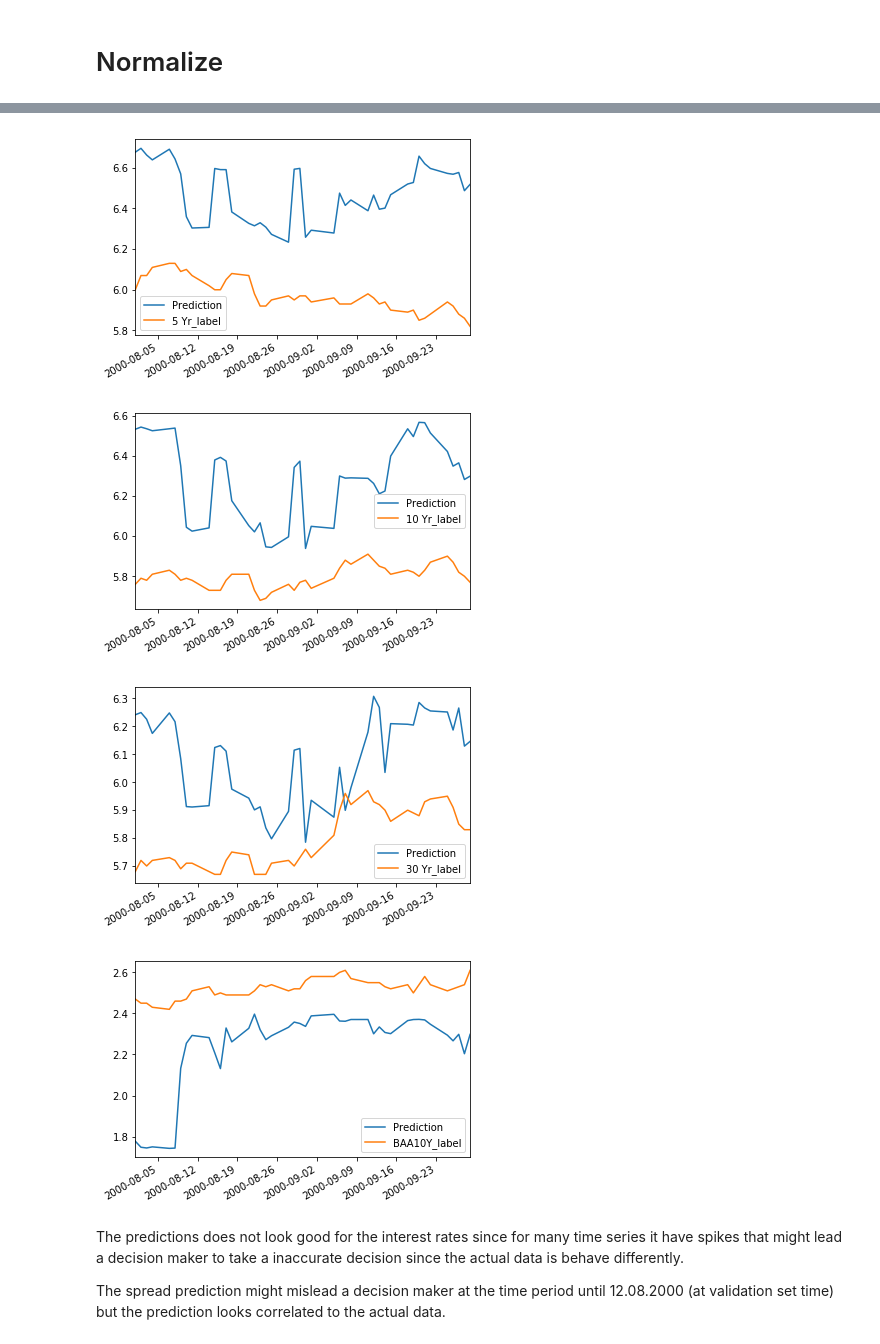
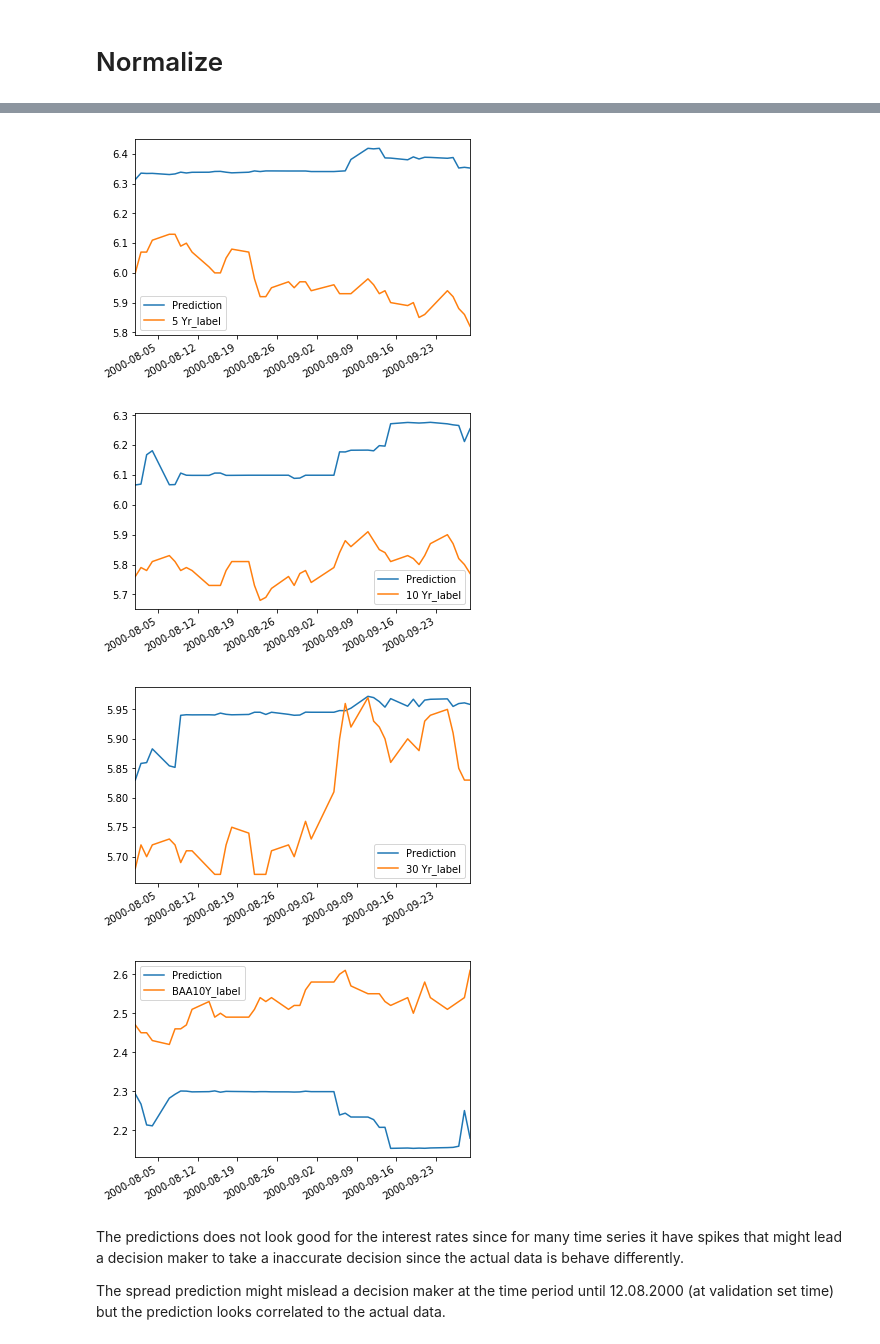
Before and after one commit to sna89/FinanceCourse, a Jupyter notebook: Regression.ipynb, the cells around one changed output, grey strips where cells are left out. Saved outputs shown, nothing was run; the diff lists cells and outputs as text; code cells hidden in the pictures.

```diff
--- a/Regression.ipynb
+++ b/Regression.ipynb
@@ -88,7 +107,13 @@ The predictions does not look correlated to the actual data for all time series
 # %% [markdown]
 # Normalize
 # %%
-from sklearn import preprocessing
+from sklearn.preprocessing import StandardScaler
+import math
 
-train_df_scaled = pd.DataFrame(data=preprocessing.scale(train_df), columns=train_df.columns)
-val_df_scaled = pd.DataFrame(data=preprocessing.scale(val_df), columns=val_df.columns)
+scaler = StandardScaler()
+data_to_scale_df = create_data_df(use='dataset', start_date=TRAIN_START_DATE, end_date=VAL_END_DATE)
+data_to_scale_df = pd.concat([data_to_scale_df, data_df[period_labels]], axis=1)
+fitted_scaler = scaler.fit(data_to_scale_df)
+
+train_df_scaled = pd.DataFrame(data=fitted_scaler.transform(train_df), columns=train_df.columns)
+val_df_scaled = pd.DataFrame(data=fitted_scaler.transform(val_df), columns=val_df.columns)
@@ -101,7 +144,11 @@ for period_idx, interest_to_predict in enumerate(period_labels):
     regr2 = RandomForestRegressor(n_estimators=100, max_depth=10, random_state=0)
     regr2.fit(train_df_scaled[PERIODS], train_df_scaled[interest_to_predict])
     y_predict = pd.DataFrame(data=regr2.predict(val_df_scaled[PERIODS]).reshape(-1,1), columns=['Prediction'])
-    y_predict = y_predict*std[period_idx]+mean[period_idx]
+
+    mean = fitted_scaler.mean_[period_idx]
+    std = math.sqrt(fitted_scaler.var_[period_idx])
+
+    y_predict = y_predict*std+mean
     y_true = val_df[interest_to_predict]
     y_predict.index = y_true.index
     prediction_df = pd.concat([y_predict, y_true], axis=1)
@@ -115,7 +162,7 @@ results_df = add_column_to_df(results_df, 'Feature_set_2', results)
-[figure, old version]
+[figure, new version]
-[figure, old version]
+[figure, new version]
-[figure, old version]
+[figure, new version]
-[figure, old version]
+[figure, new version]
 # %% [markdown]
 The predictions does not look good for the interest rates since for many time series it have spikes that
 might lead a decision maker to take a inaccurate decision since the actual data is behave differently.
```
Also changed, not shown: parts of 4 cells of this notebook, 1 other file.
